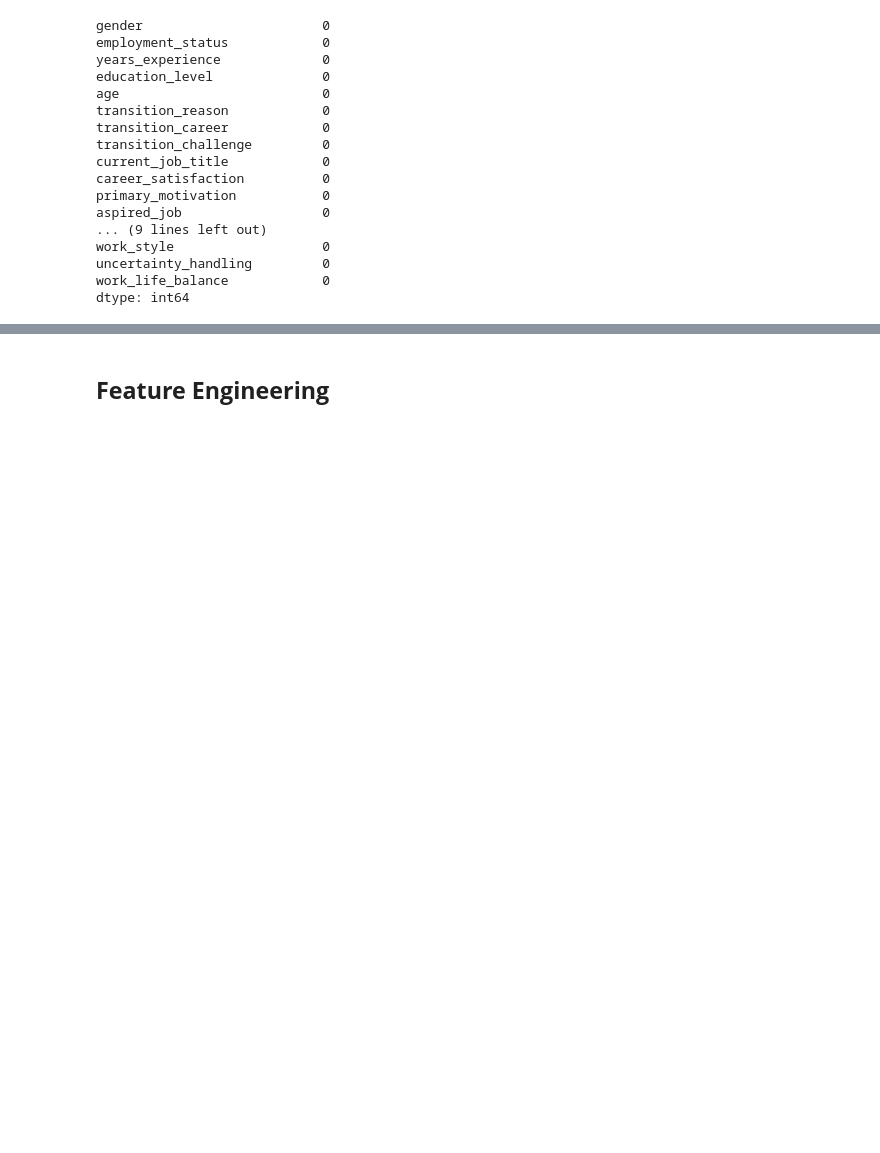
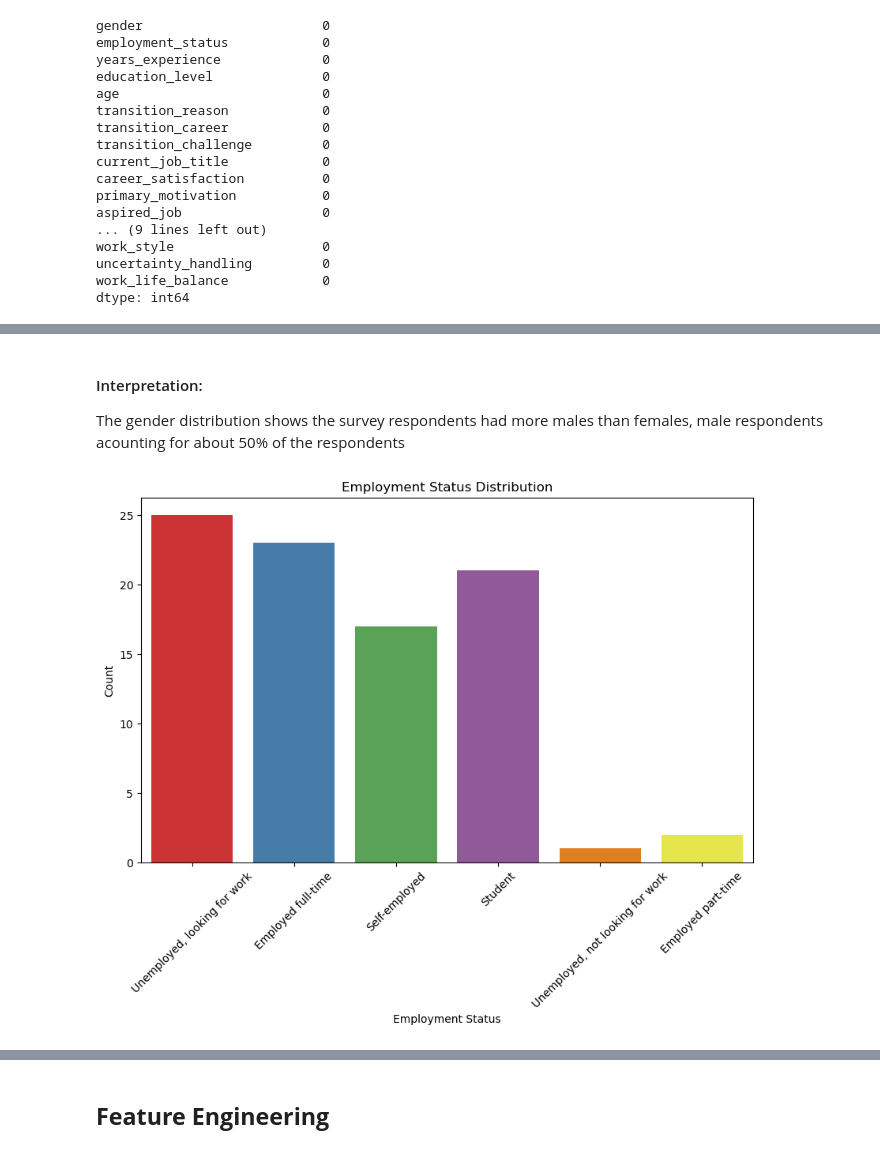
Before and after one commit to Ummhabibi/MJ, a Jupyter notebook: AI Career Advisor Project.ipynb, the cells around one changed output, grey strips where cells are left out. Drawn from its saved outputs; the diff is of its cells as text; code cells hidden in the pictures; blank space fills up the shorter version.

```diff
--- a/AI Career Advisor Project.ipynb
+++ b/AI Career Advisor Project.ipynb
@@ -522,0 +574,17 @@ dtype: int64
+# %% [markdown]
+#### Interpretation:
+
+The gender distribution shows the survey respondents had more males than females, male respondents acounting for about 50% of the respondents
+# %%
+# Bar Chart Employment Distribution
+
+# Employment status distribution bar chart
+plt.figure(figsize=(10, 6))
+sns.countplot(x='employment_status', data=df, palette='Set1')
+plt.title('Employment Status Distribution')
+plt.xlabel('Employment Status')
+plt.ylabel('Count')
+plt.xticks(rotation=45)
+plt.show()
+# %% [output]
+[figure, added]
```
Also changed, not shown: parts of 14 cells of this notebook.
